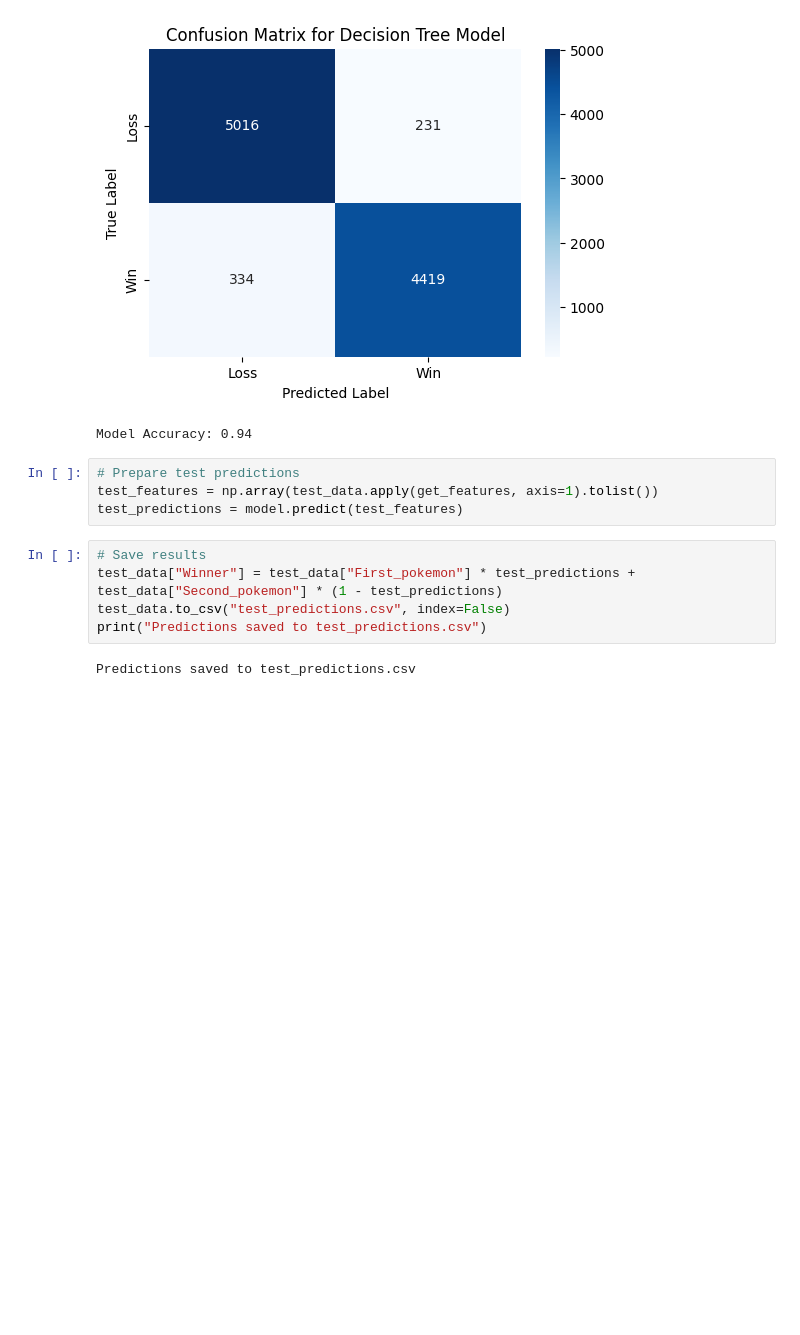
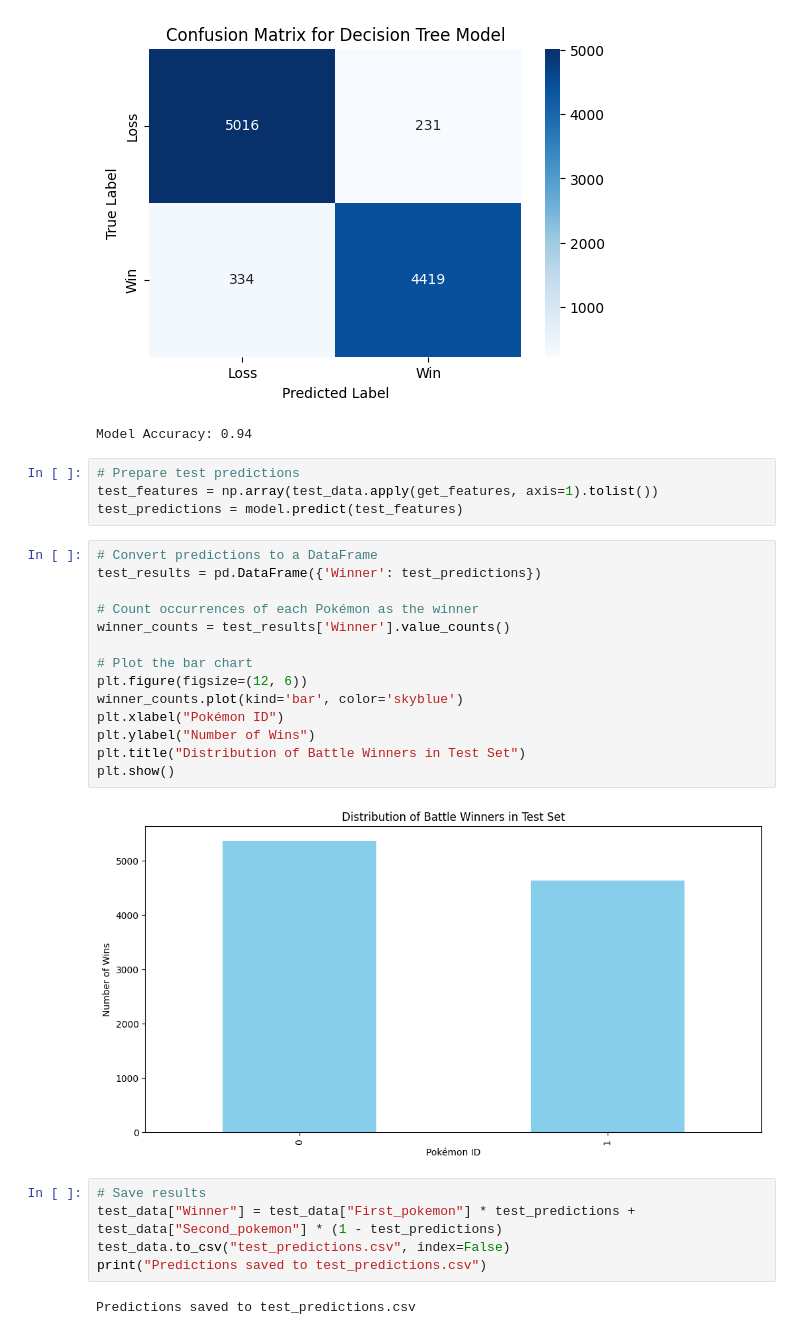
Before and after one commit to katsura919/elective2-repo, a Jupyter notebook: Pokemon Battle Outcome/pokomen.ipynb, the cells around one changed output. Cells and saved outputs as stored; diff of their text form; blank space fills up the shorter version.

```diff
--- a/Pokemon Battle Outcome/pokomen.ipynb
+++ b/Pokemon Battle Outcome/pokomen.ipynb
@@ -178,6 +186,22 @@ Model Accuracy: 0.94
 # Prepare test predictions
 test_features = np.array(test_data.apply(get_features, axis=1).tolist())
 test_predictions = model.predict(test_features)
+# %%
+# Convert predictions to a DataFrame
+test_results = pd.DataFrame({'Winner': test_predictions})
+
+# Count occurrences of each Pokémon as the winner
+winner_counts = test_results['Winner'].value_counts()
+
+# Plot the bar chart
+plt.figure(figsize=(12, 6))
+winner_counts.plot(kind='bar', color='skyblue')
+plt.xlabel("Pokémon ID")
+plt.ylabel("Number of Wins")
+plt.title("Distribution of Battle Winners in Test Set")
+plt.show()
+# %% [output]
+[figure, added]
 # %%
 # Save results
 test_data["Winner"] = test_data["First_pokemon"] * test_predictions + test_data["Second_pokemon"] * (1 - test_predictions)
```
Also changed, not shown: parts of 3 cells of this notebook.
